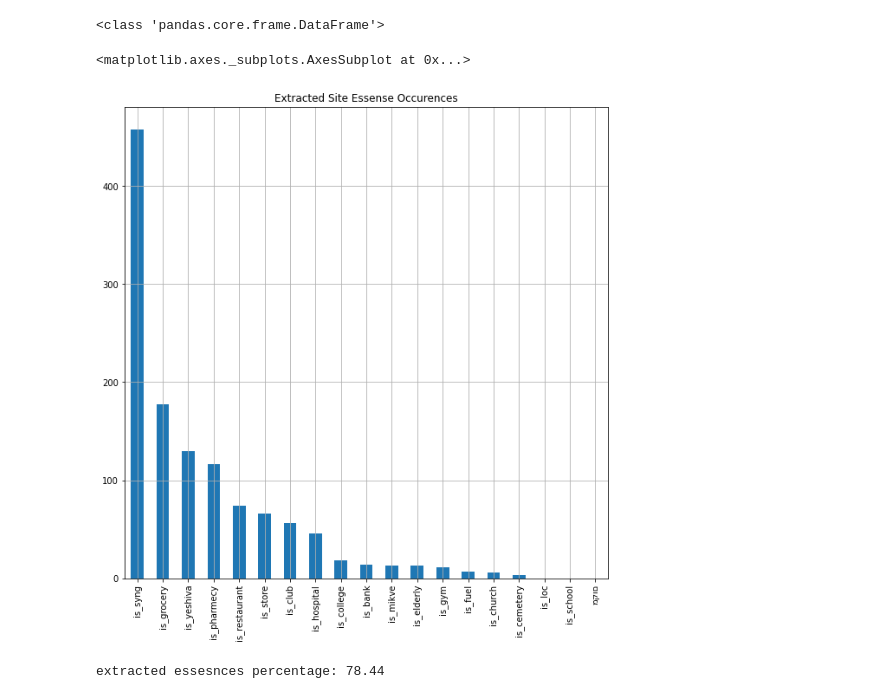
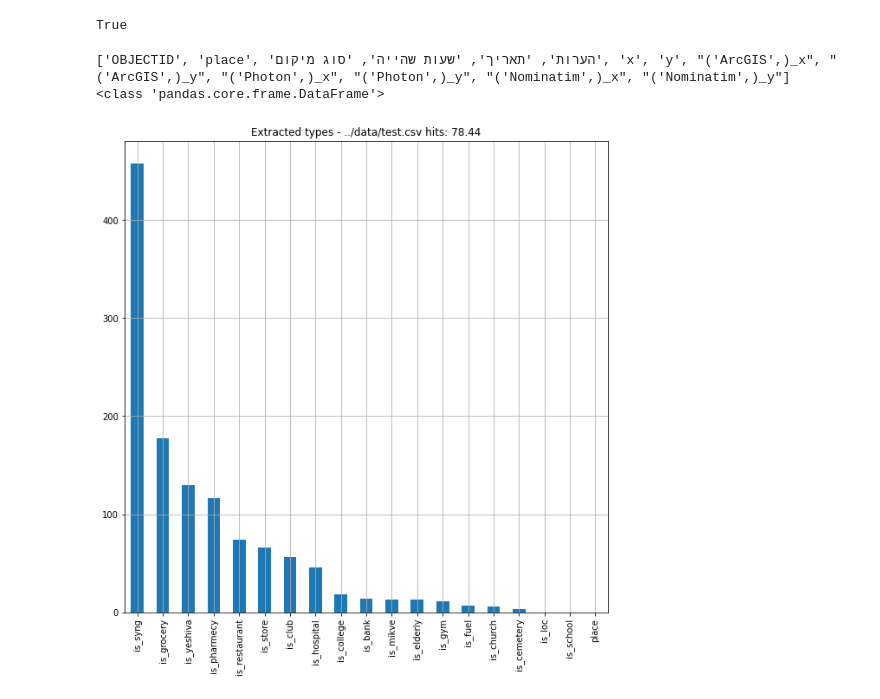
Before and after one commit to yuvalsolaz/geocore, a Jupyter notebook: notebooks/essence_extraction.ipynb, the cells around one changed output. Saved outputs shown, nothing was run; the diff lists cells and outputs as text; code cells hidden in the pictures.

Commit message:
histograms of type extraction are done. refractored InfoExtractor a bit

```diff
--- a/notebooks/essence_extraction.ipynb
+++ b/notebooks/essence_extraction.ipynb
@@ -7,8 +7,11 @@ import inspect
 DEFAULT_CITY_PATH = os.path.join("..", "data", "yeshuvim_20200301.csv")
 DEFAULT_ESSENCE_JSON_PATH = os.path.join("essensce_regex.json")
 
+#DATA_PATH = r"../data/EPI_CoronaExposure_XRM_NEW_31_3_1807_TableToExcel.csv"
+DATA_PATH = r"../data/test.csv"
 
-df = pd.read_csv("data.csv", index_col=0)
+
+df = pd.read_csv(DATA_PATH, index_col=0)
 # %%
 yeshuv_df = pd.read_csv(DEFAULT_CITY_PATH, encoding="cp1255", usecols=["שם_ישוב"], skiprows=1, dtype=str)
 yeshuv_df["שם_ישוב"] = yeshuv_df["שם_ישוב"].apply(lambda x: x.split("  ")[0].replace(")","").replace("(",""))
@@ -102,20 +112,27 @@ df_text = df["מקום"].astype("str")
+# %%
+"מקום" in df.columns.tolist()
+# %% [output]
+True
 # %%
-df_topics = df[["מקום"]].astype("str")
+if "מקום" in df.columns.tolist():
+    df.rename(columns={"מקום":"place"}, inplace=True)
+df_topics = df[["place"]].astype("str")
 print(type(df_topics))
 for current_column_name, current_regex in zip(column_list, regex_list):
-    df_topics["is_" + current_column_name] = df_topics["מקום"].apply(lambda x: bool(re.search(current_regex, x)))
+    df_topics["is_" + current_column_name] = df_topics["place"].apply(lambda x: bool(re.search(current_regex, x)))
 # %% [output]
+['OBJECTID', 'place', 'הערות', 'תאריך', 'שעות שהייה', 'סוג מיקום', 'x', 'y', "('ArcGIS',)_x", "('ArcGIS',)_y", "('Photon',)_x", "('Photon',)_y", "('Nominatim',)_x", "('Nominatim',)_y"]
 <class 'pandas.core.frame.DataFrame'>
 # %%
 essesnce_hist = df_topics[df_topics[df_topics.columns[2:-1]].astype(int) == 1].count().sort_values(ascending=False) #ignoring locations
-essesnce_hist.plot.bar(grid=True, figsize=(10,10), title="Extracted Site Essense Occurences")
+hit_percentage = "{:.2f}".format(essesnce_hist.sum() / len(df_topics) * 100)
+plot = essesnce_hist.plot.bar(grid=True, figsize=(10,10), title="Extracted types - " + DATA_PATH + " hits: " + hit_percentage)
+fig = plot.get_figure()
+fig.savefig("historgram.jpeg")
 # %% [output]
-<matplotlib.axes._subplots.AxesSubplot at 0x...>
-[figure, old version]
+[figure, new version]
 # %%
 print("extracted essesnces percentage: {:.2f}".format(essesnce_hist.sum() / len(df_topics) * 100))
-# %% [output]
-extracted essesnces percentage: 78.44
 # %%
 #df_topics[df_topics[df_topics.columns[2:-1]].astype(int) == 1].hist(bins=len(column_list))
 # %%
```
Also changed, not shown: parts of 6 cells of this notebook, 5 other files.
